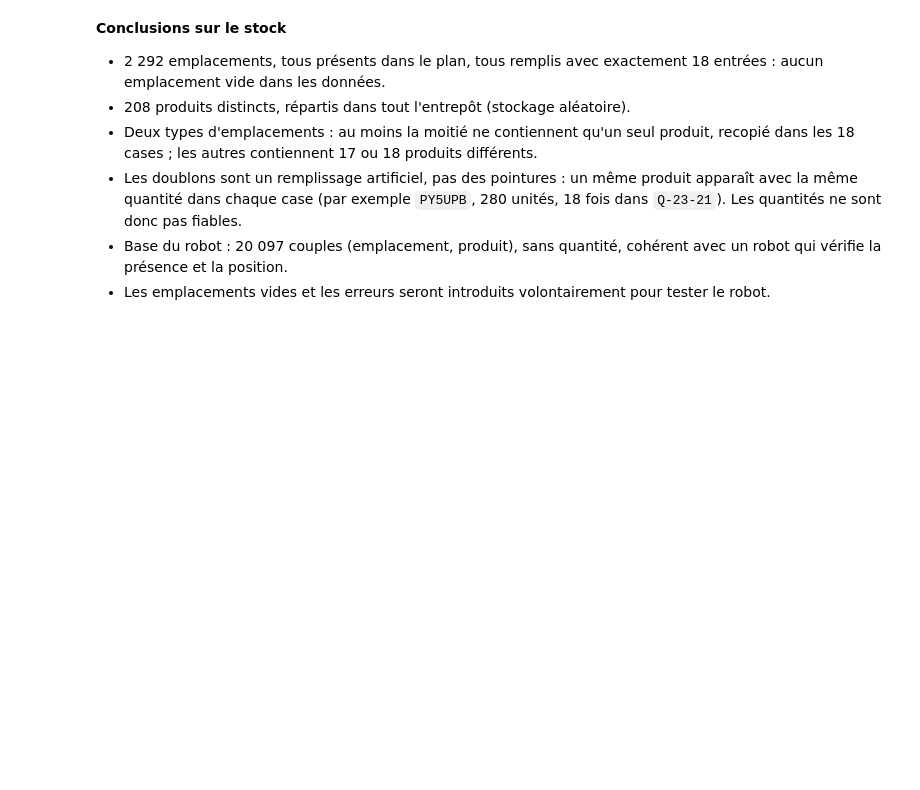
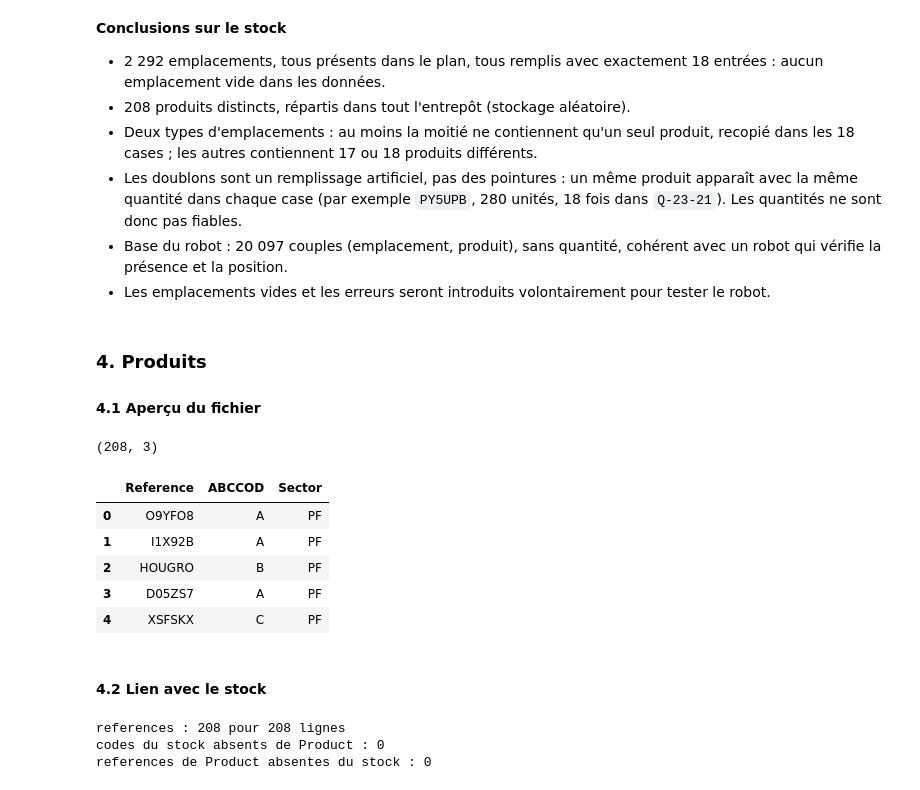
Before and after one commit to Manal-Ghita/warehouse-inventory-robot, a Jupyter notebook: notebooks/01_exploration_dataset.ipynb, the cells around one changed output. Cells and saved outputs as stored; diff of their text form; code cells hidden in the pictures; blank space fills up the shorter version.

Commit message:
Exploration des produits et conclusions pour le robot

```diff
--- a/notebooks/01_exploration_dataset.ipynb
+++ b/notebooks/01_exploration_dataset.ipynb
@@ -307,3 +307,34 @@ long.nlargest(5, "quantite")
 - Les doublons sont un remplissage artificiel, pas des pointures : un même produit apparaît avec la même quantité dans chaque case (par exemple `PY5UPB`, 280 unités, 18 fois dans `Q-23-21`). Les quantités ne sont donc pas fiables.
 - Base du robot : 20 097 couples (emplacement, produit), sans quantité, cohérent avec un robot qui vérifie la présence et la position.
 - Les emplacements vides et les erreurs seront introduits volontairement pour tester le robot.
+# %% [markdown]
+### 4. Produits
+
+#### 4.1 Aperçu du fichier
+# %%
+prod = pd.read_csv(RAW / "Product.csv", sep=";")
+
+print(prod.shape)
+prod.head()
+# %% [output]
+(208, 3)
+|  | Reference | ABCCOD | Sector |
+| 0 | O9YFO8 | A | PF |
+| 1 | I1X92B | A | PF |
+| 2 | HOUGRO | B | PF |
+| 3 | D05ZS7 | A | PF |
+| 4 | XSFSKX | C | PF |
+# %% [markdown]
+#### 4.2 Lien avec le stock
+# %%
+print("references :", prod["Reference"].nunique(), "pour", len(prod), "lignes")
+
+# les codes du stock doivent exister dans le fichier produits
+codes_stock = set(base["produit"])
+codes_prod = set(prod["Reference"])
+print("codes du stock absents de Product :", len(codes_stock - codes_prod))
+print("references de Product absentes du stock :", len(codes_prod - codes_stock))
+# %% [output]
+references : 208 pour 208 lignes
+codes du stock absents de Product : 0
+references de Product absentes du stock : 0
```
Also changed, not shown: parts of 3 cells of this notebook.
